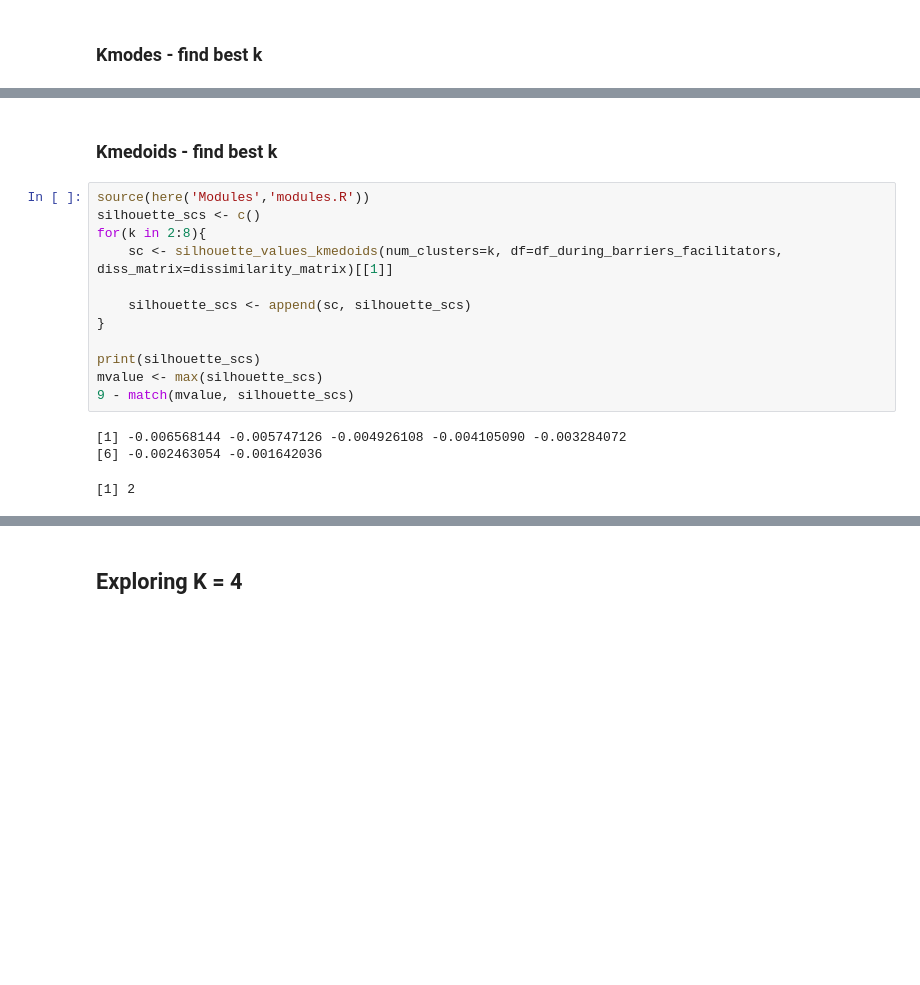
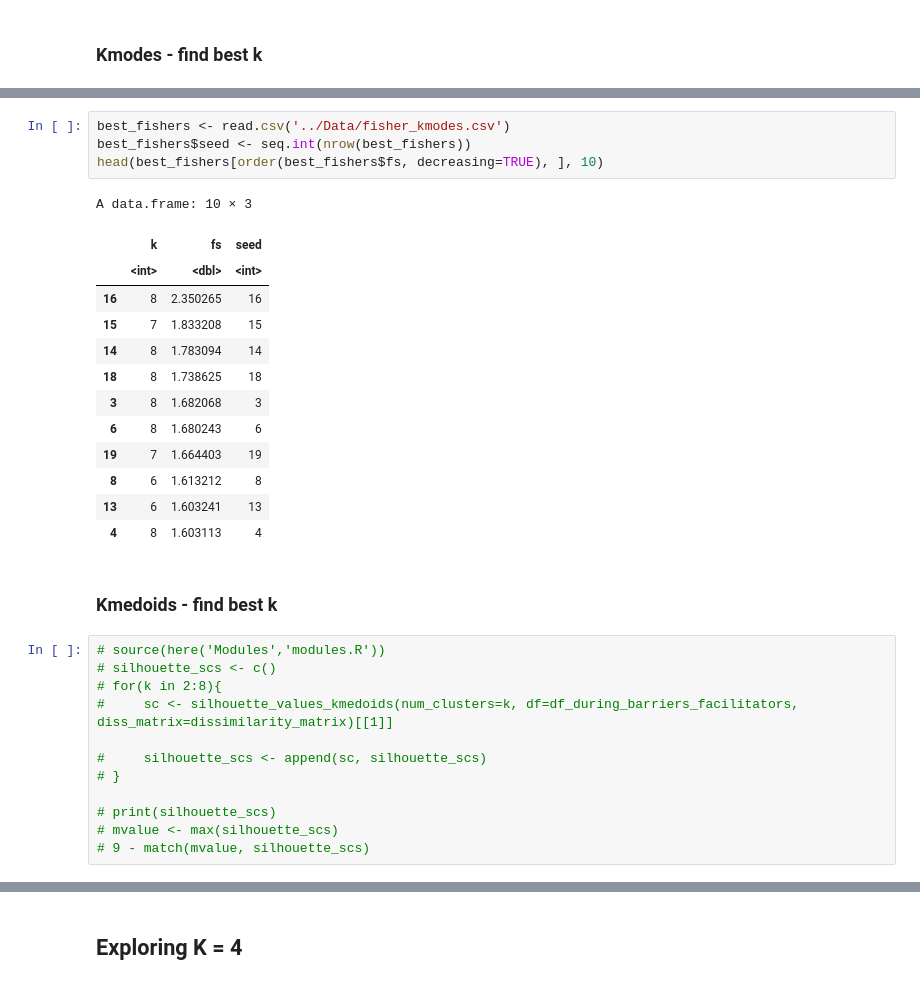
Before and after one commit to LASOS-INT/Barreiras-e-Facilitadores, a Jupyter notebook: R-notebooks/barriers_unsupervised_analysis.ipynb, the cells around one changed output, grey strips where cells are left out. Cells and saved outputs as stored; diff of their text form; blank space fills up the shorter version.

```diff
--- a/R-notebooks/barriers_unsupervised_analysis.ipynb
+++ b/R-notebooks/barriers_unsupervised_analysis.ipynb
@@ -252,18 +321,32 @@ ggplot(data = coef_data, aes(y=coef, x=ID, fill=clust)) +
+# %%
+best_fishers <- read.csv('../Data/fisher_kmodes.csv')
+best_fishers$seed <- seq.int(nrow(best_fishers))
+head(best_fishers[order(best_fishers$fs, decreasing=TRUE), ], 10)
+# %% [output]
+A data.frame: 10 × 3
+|  | k | fs | seed |
+|  | <int> | <dbl> | <int> |
+| 16 | 8 | 2.350265 | 16 |
+| 15 | 7 | 1.833208 | 15 |
+| 14 | 8 | 1.783094 | 14 |
+| 18 | 8 | 1.738625 | 18 |
+| 3 | 8 | 1.682068 | 3 |
+| 6 | 8 | 1.680243 | 6 |
+| 19 | 7 | 1.664403 | 19 |
+| 8 | 6 | 1.613212 | 8 |
+| 13 | 6 | 1.603241 | 13 |
+| 4 | 8 | 1.603113 | 4 |
 # %% [markdown]
 ### Kmedoids - find best k
 # %%
-source(here('Modules','modules.R'))
-silhouette_scs <- c()
-for(k in 2:8){
-    sc <- silhouette_values_kmedoids(num_clusters=k, df=df_during_barriers_facilitators, diss_matrix=dissimilarity_matrix)[[1]]
+# source(here('Modules','modules.R'))
+# silhouette_scs <- c()
+# for(k in 2:8){
+#     sc <- silhouette_values_kmedoids(num_clusters=k, df=df_during_barriers_facilitators, diss_matrix=dissimilarity_matrix)[[1]]
 
-    silhouette_scs <- append(sc, silhouette_scs)
-}
+#     silhouette_scs <- append(sc, silhouette_scs)
+# }
 
-print(silhouette_scs)
-mvalue <- max(silhouette_scs)
-9 - match(mvalue, silhouette_scs)
+# print(silhouette_scs)
+# mvalue <- max(silhouette_scs)
+# 9 - match(mvalue, silhouette_scs)
-# %% [output]
-[1] -0.006568144 -0.005747126 -0.004926108 -0.004105090 -0.003284072
-[6] -0.002463054 -0.001642036
-[1] 2
```
Also changed, not shown: parts of 26 cells of this notebook, 2 other files.
